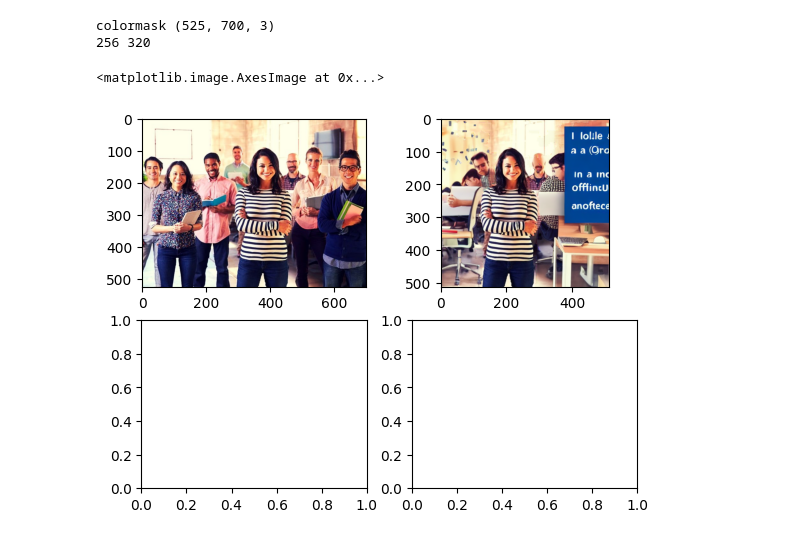
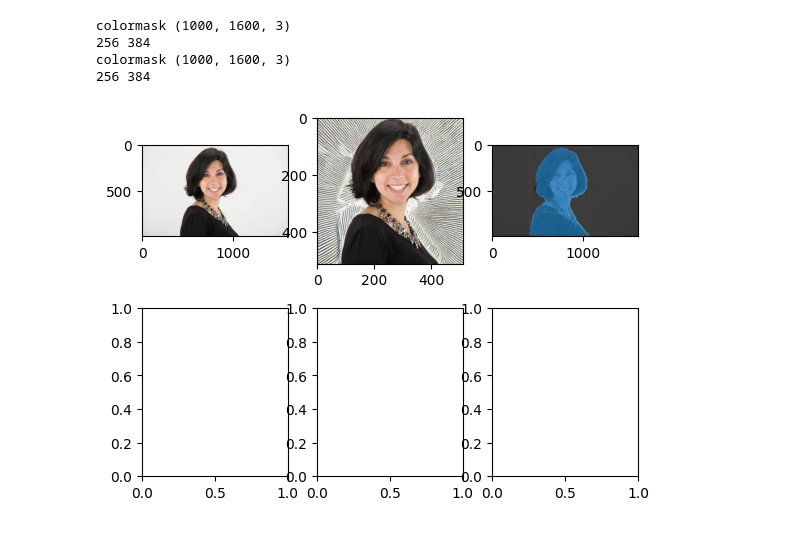
Before and after one commit to carlgira/automatic-image-processing, a Jupyter notebook: notebook.ipynb, the cells around one changed output. Saved outputs shown, nothing was run; the diff lists cells and outputs as text; code cells hidden in the pictures.

```diff
--- a/notebook.ipynb
+++ b/notebook.ipynb
@@ -1,16 +1,31 @@
 # %%
 import image_processing
 import matplotlib.pyplot as plt
 from PIL import Image
-file_name = 'test4.jpg'
+import cv2
+file_name = 'test3.jpg'
 image = Image.open(file_name)
+gr_image_input = cv2.imread(file_name)
+pred_image = None
 
-final_result, r_result = image_processing.test_image(file_name)
-f, axarr = plt.subplots(2,2)
-axarr[0,0].imshow(image)
-axarr[0,1].imshow(final_result)
+try:
+    pred_image, _ = image_processing.predict_animal_mask(gr_image_input, 85)
+except:
+    print('Could not segment the image')
+
+if pred_image is not None:
+
+    final_result, _ = image_processing.test_image(file_name)
+    if final_result is not None:
+        f, axarr = plt.subplots(2,3)
+        axarr[0,0].imshow(image)
+        axarr[0,1].imshow(final_result)
+        axarr[0,2].imshow(pred_image)
+    else:
+        print('Could not process the image')
 # %% [output]
-colormask (525, 700, 3)
-256 320
+colormask (1000, 1600, 3)
+256 384
+colormask (1000, 1600, 3)
+256 384
-<matplotlib.image.AxesImage at 0x...>
-[figure, old version]
+[figure, new version]
```
Also changed, not shown: 1 other file.
